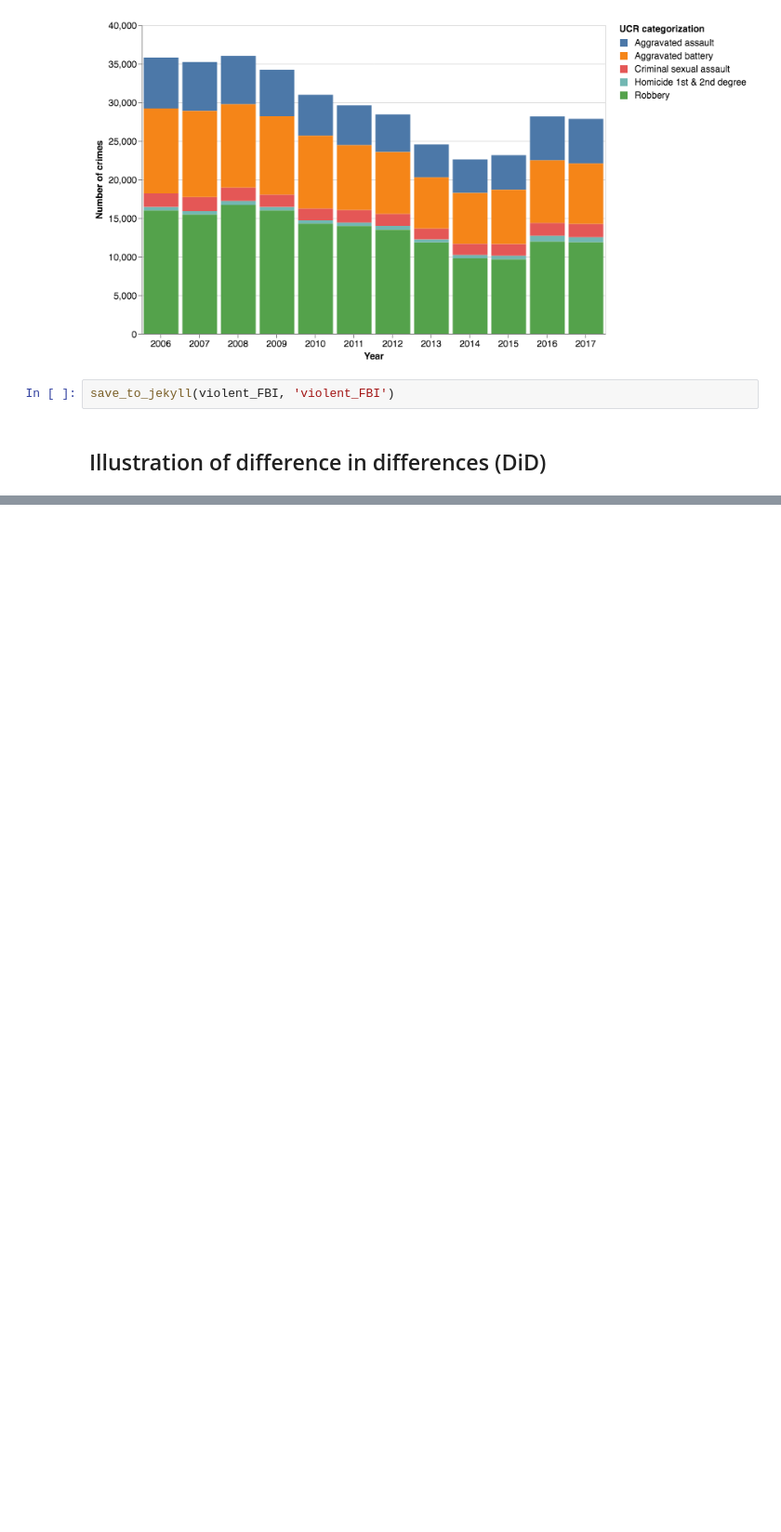
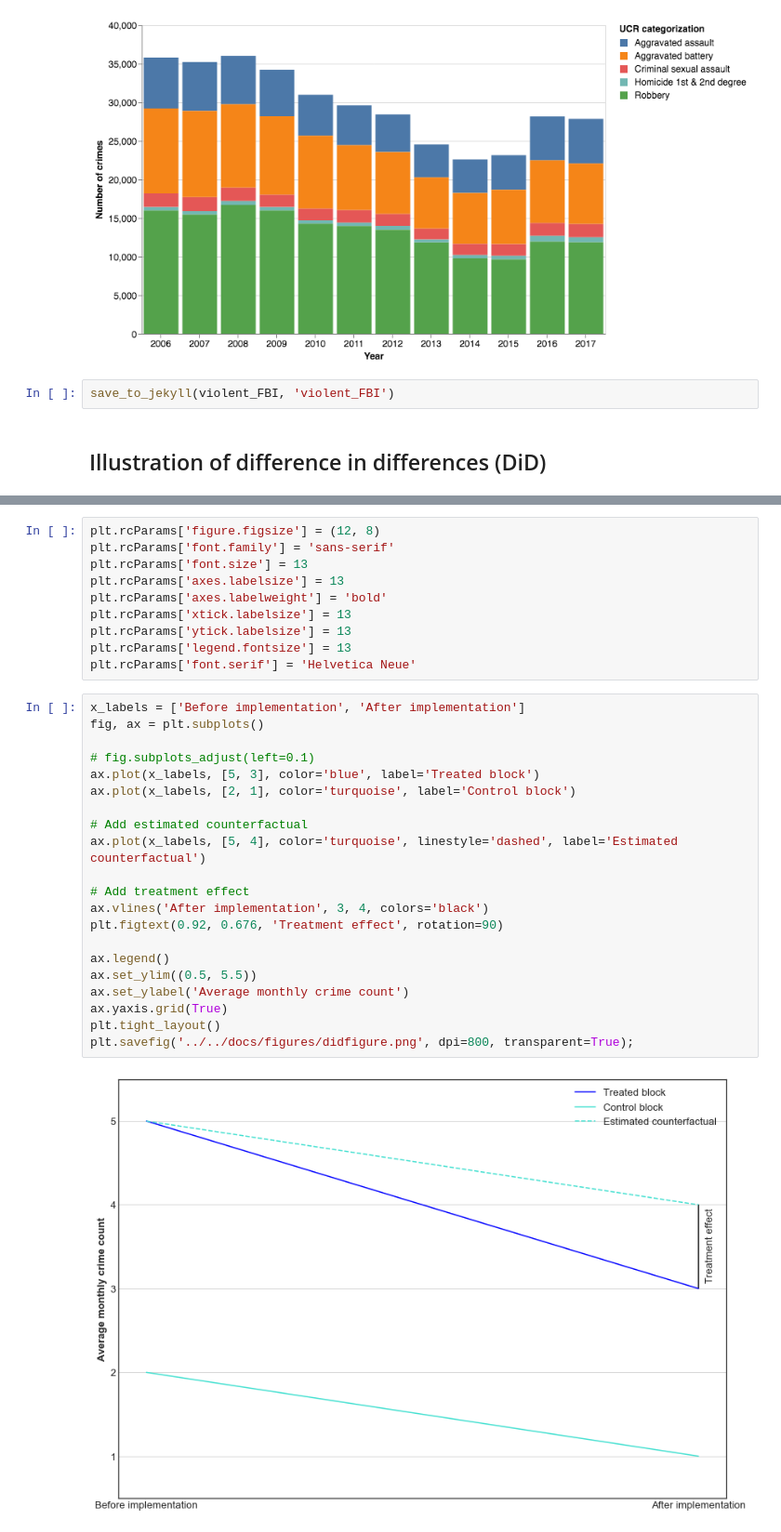
Before and after one commit to binste/chicago_safepassage_evaluation, a Jupyter notebook: notebooks/5_analysis/1.0-binste-analyze-crime-results-census-block-level.ipynb, the cells around one changed output, grey strips where cells are left out. Shown at 93% size. Drawn from its saved outputs; the diff is of its cells as text; blank space fills up the shorter version.

```diff
--- a/notebooks/5_analysis/1.0-binste-analyze-crime-results-census-block-level.ipynb
+++ b/notebooks/5_analysis/1.0-binste-analyze-crime-results-census-block-level.ipynb
@@ -457,0 +467,33 @@ format_chart(alt.Chart(did_data).mark_line().encode(
+# %%
+plt.rcParams['figure.figsize'] = (12, 8)
+plt.rcParams['font.family'] = 'sans-serif'
+plt.rcParams['font.size'] = 13
+plt.rcParams['axes.labelsize'] = 13
+plt.rcParams['axes.labelweight'] = 'bold'
+plt.rcParams['xtick.labelsize'] = 13
+plt.rcParams['ytick.labelsize'] = 13
+plt.rcParams['legend.fontsize'] = 13
+plt.rcParams['font.serif'] = 'Helvetica Neue'
+# %%
+x_labels = ['Before implementation', 'After implementation']
+fig, ax = plt.subplots()
+
+# fig.subplots_adjust(left=0.1)
+ax.plot(x_labels, [5, 3], color='blue', label='Treated block')
+ax.plot(x_labels, [2, 1], color='turquoise', label='Control block')
+
+# Add estimated counterfactual
+ax.plot(x_labels, [5, 4], color='turquoise', linestyle='dashed', label='Estimated counterfactual')
+
+# Add treatment effect
+ax.vlines('After implementation', 3, 4, colors='black')
+plt.figtext(0.92, 0.676, 'Treatment effect', rotation=90)
+
+ax.legend()
+ax.set_ylim((0.5, 5.5))
+ax.set_ylabel('Average monthly crime count')
+ax.yaxis.grid(True)
+plt.tight_layout()
+plt.savefig('../../docs/figures/didfigure.png', dpi=800, transparent=True);
+# %% [output]
+[figure, added]
```
Also changed, not shown: parts of 9 cells of this notebook.
